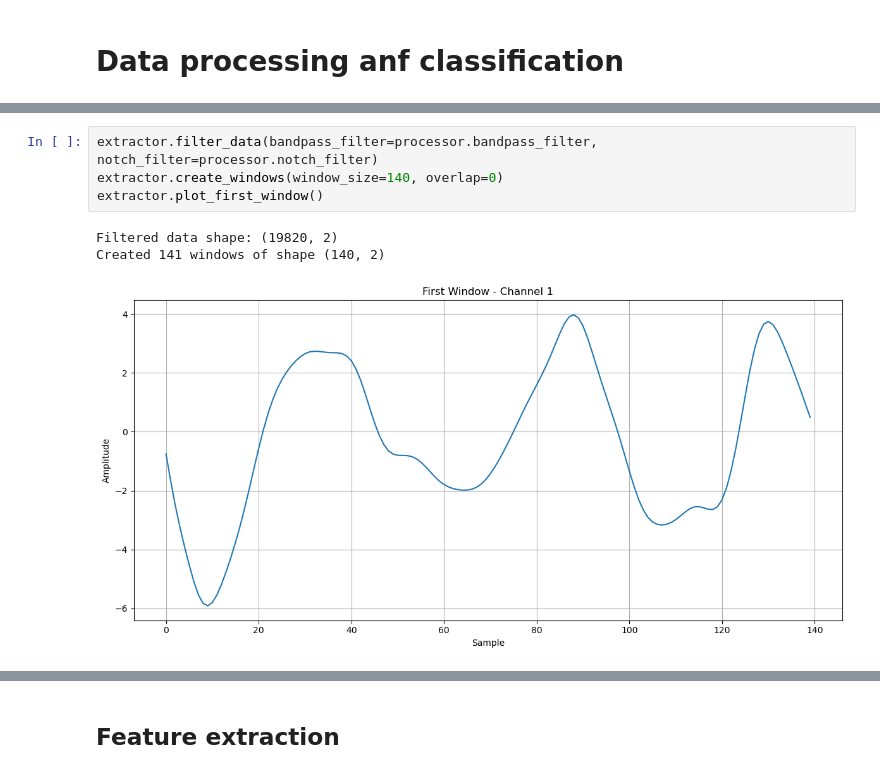
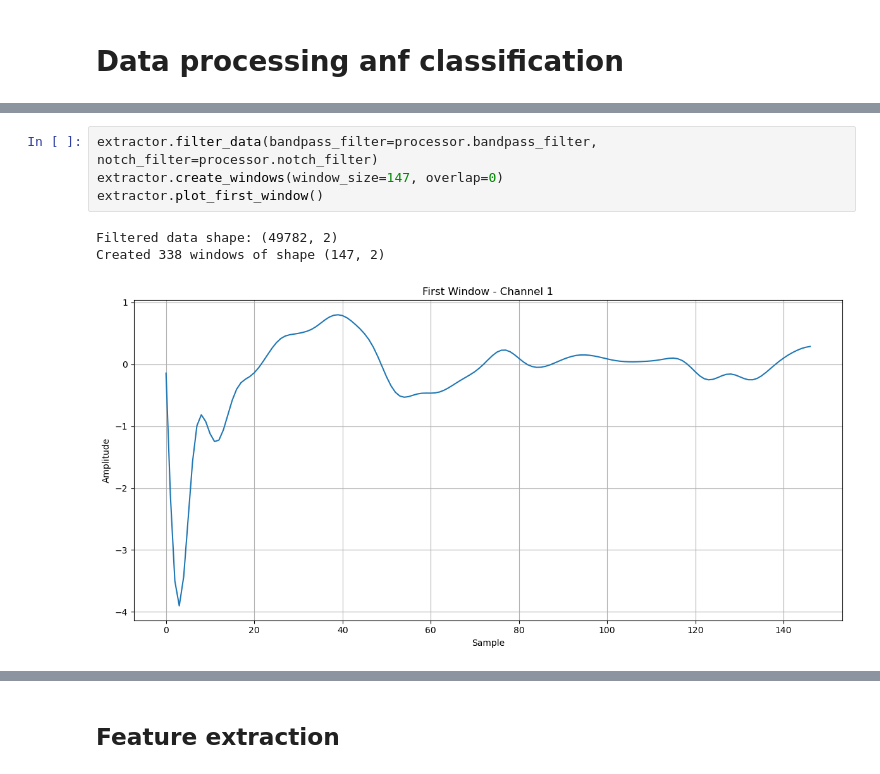
Before and after one commit to hfznr/NeurofeedbackGame, a Jupyter notebook: python/BrainBitDemo/wfdb_data/signal_processing.ipynb, the cells around one changed output, grey strips where cells are left out. Saved outputs shown, nothing was run; the diff lists cells and outputs as text.

```diff
--- a/python/BrainBitDemo/wfdb_data/signal_processing.ipynb
+++ b/python/BrainBitDemo/wfdb_data/signal_processing.ipynb
@@ -463,11 +502,11 @@ Created 141 windows of shape (140, 1)
 # %%
 extractor.filter_data(bandpass_filter=processor.bandpass_filter, notch_filter=processor.notch_filter)
-extractor.create_windows(window_size=140, overlap=0)
+extractor.create_windows(window_size=147, overlap=0)
 extractor.plot_first_window()
 # %% [output]
-Filtered data shape: (19820, 2)
-Created 141 windows of shape (140, 2)
+Filtered data shape: (49782, 2)
+Created 338 windows of shape (147, 2)
-[figure, old version]
+[figure, new version]
 # %%
 labels.shape
 # %% [output]
```
Also changed, not shown: parts of 16 cells of this notebook, 1 other file.
